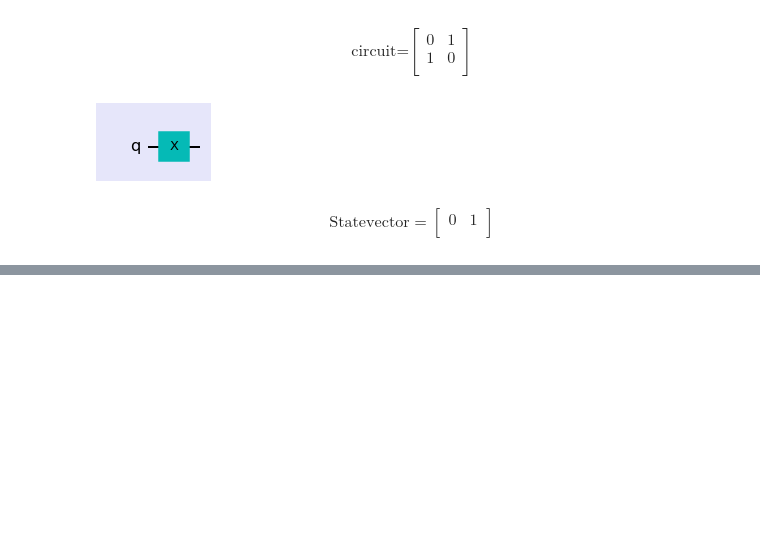
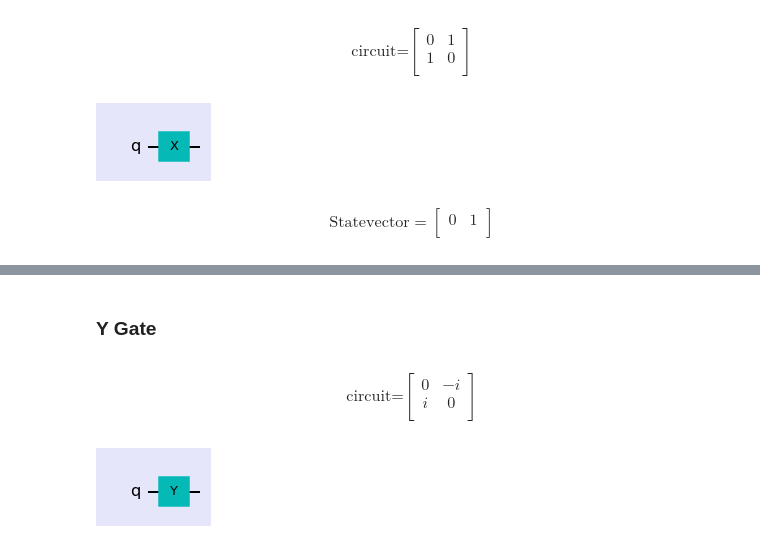
Before and after one commit to Hasanshekh/Biggner, a Jupyter notebook: Gate in System.ipynb, the cells around one changed output, grey strips where cells are left out. Cells and saved outputs as stored; diff of their text form; code cells hidden in the pictures; blank space fills up the shorter version.

```diff
--- a/Gate in System.ipynb
+++ b/Gate in System.ipynb
@@ -241,13 +292,24 @@ The M attribute was deprecated in Matplotlib 3.4 and will be removed two minor r
+# %% [markdown]
+### Y Gate
 # %%
-# single Y gate
-qc2=QuantumCircuit(2)
+# Single Y gate
+qc2=QuantumCircuit(1)
 qc2.y(0)
 style = {'backgroundcolor': 'lavender'}
 qc2.draw(output='mpl',style = style)
 
 svsim = Aer.get_backend('aer_simulator')
 qc2.save_unitary()
 qobj = assemble(qc2)
 unitary = svsim.run(qobj).result().get_unitary()
 array_to_latex(unitary,prefix="\\text{circuit=}\n")
+# %% [output]
+$$
+\text{circuit=}
+\begin{bmatrix}
+0 & -i  \\
+ i & 0  \\
+ \end{bmatrix}
+$$
+[figure, added]
 # %%
```
Also changed, not shown: parts of 31 cells of this notebook.
